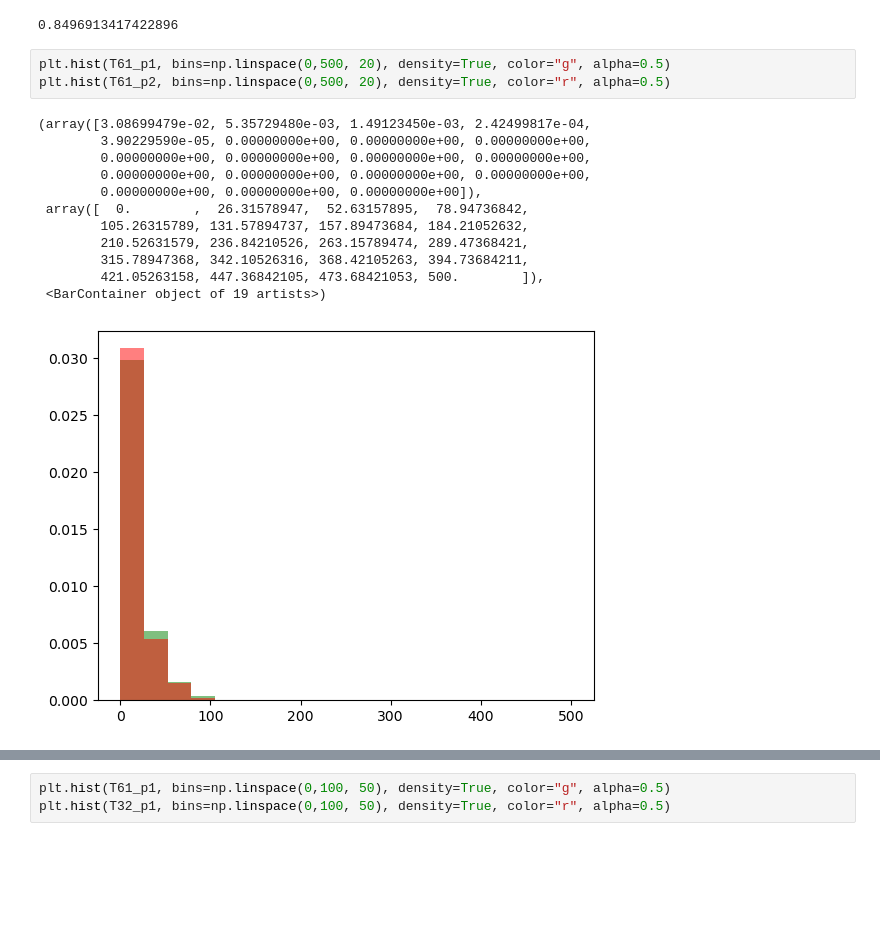
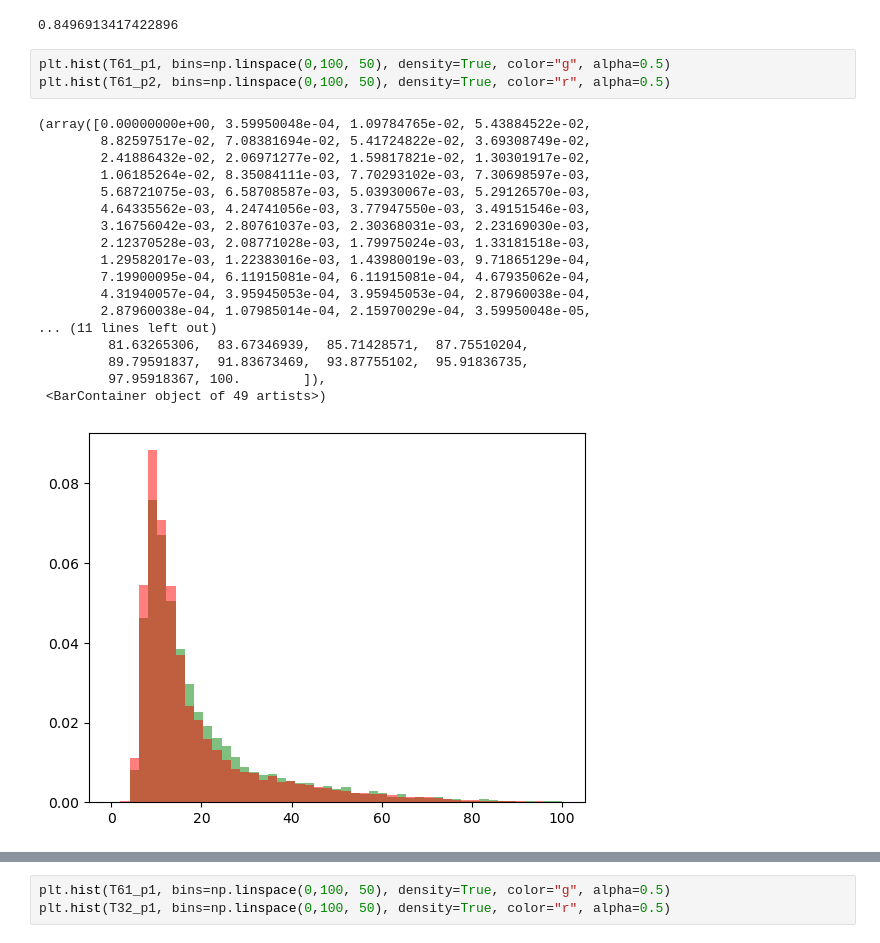
Before and after one commit to vas0x59/droplets_physlab, a Jupyter notebook: microscope_proc/notebook.ipynb, the cells around one changed output, grey strips where cells are left out. Saved outputs shown, nothing was run; the diff lists cells and outputs as text; blank space fills up the shorter version.

```diff
--- a/microscope_proc/notebook.ipynb
+++ b/microscope_proc/notebook.ipynb
@@ -39,19 +131,25 @@ np.mean(T32_p1)
 # %% [output]
 0.8496913417422896
 # %%
-plt.hist(T61_p1, bins=np.linspace(0,500, 20), density=True, color="g", alpha=0.5)
-plt.hist(T61_p2, bins=np.linspace(0,500, 20), density=True, color="r", alpha=0.5)
+plt.hist(T61_p1, bins=np.linspace(0,100, 50), density=True, color="g", alpha=0.5)
+plt.hist(T61_p2, bins=np.linspace(0,100, 50), density=True, color="r", alpha=0.5)
 # %% [output]
-(array([3.08699479e-02, 5.35729480e-03, 1.49123450e-03, 2.42499817e-04,
-        3.90229590e-05, 0.00000000e+00, 0.00000000e+00, 0.00000000e+00,
-        0.00000000e+00, 0.00000000e+00, 0.00000000e+00, 0.00000000e+00,
-        0.00000000e+00, 0.00000000e+00, 0.00000000e+00, 0.00000000e+00,
-        0.00000000e+00, 0.00000000e+00, 0.00000000e+00]),
- array([  0.        ,  26.31578947,  52.63157895,  78.94736842,
-        105.26315789, 131.57894737, 157.89473684, 184.21052632,
-        210.52631579, 236.84210526, 263.15789474, 289.47368421,
-        315.78947368, 342.10526316, 368.42105263, 394.73684211,
-        421.05263158, 447.36842105, 473.68421053, 500.        ]),
- <BarContainer object of 19 artists>)
+(array([0.00000000e+00, 3.59950048e-04, 1.09784765e-02, 5.43884522e-02,
+        8.82597517e-02, 7.08381694e-02, 5.41724822e-02, 3.69308749e-02,
+        2.41886432e-02, 2.06971277e-02, 1.59817821e-02, 1.30301917e-02,
+        1.06185264e-02, 8.35084111e-03, 7.70293102e-03, 7.30698597e-03,
+        5.68721075e-03, 6.58708587e-03, 5.03930067e-03, 5.29126570e-03,
+        4.64335562e-03, 4.24741056e-03, 3.77947550e-03, 3.49151546e-03,
+        3.16756042e-03, 2.80761037e-03, 2.30368031e-03, 2.23169030e-03,
+        2.12370528e-03, 2.08771028e-03, 1.79975024e-03, 1.33181518e-03,
+        1.29582017e-03, 1.22383016e-03, 1.43980019e-03, 9.71865129e-04,
+        7.19900095e-04, 6.11915081e-04, 6.11915081e-04, 4.67935062e-04,
+        4.31940057e-04, 3.95945053e-04, 3.95945053e-04, 2.87960038e-04,
+        2.87960038e-04, 1.07985014e-04, 2.15970029e-04, 3.59950048e-05,
+... (11 lines left out)
+         81.63265306,  83.67346939,  85.71428571,  87.75510204,
+         89.79591837,  91.83673469,  93.87755102,  95.91836735,
+         97.95918367, 100.        ]),
+ <BarContainer object of 49 artists>)
-[figure, old version]
+[figure, new version]
 # %%
```
Also changed, not shown: parts of 16 cells of this notebook, 2 other files.
